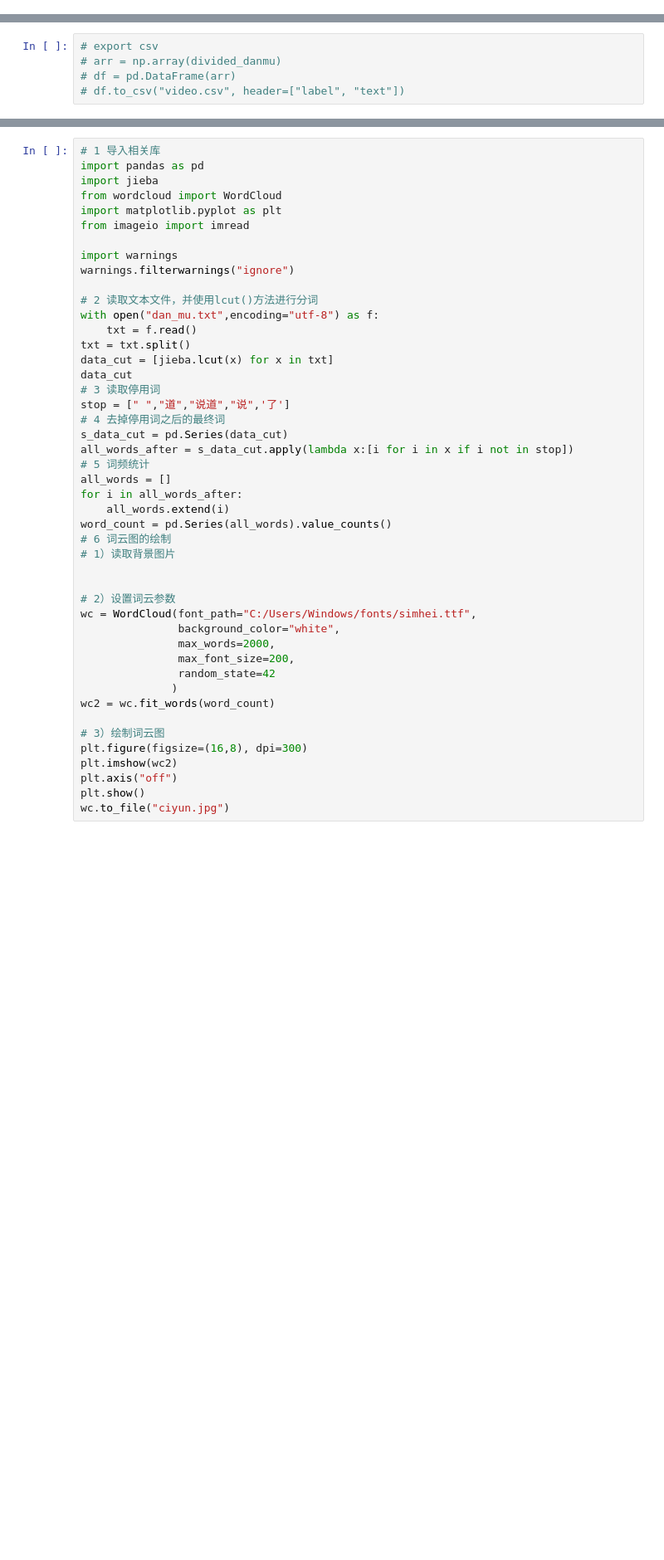
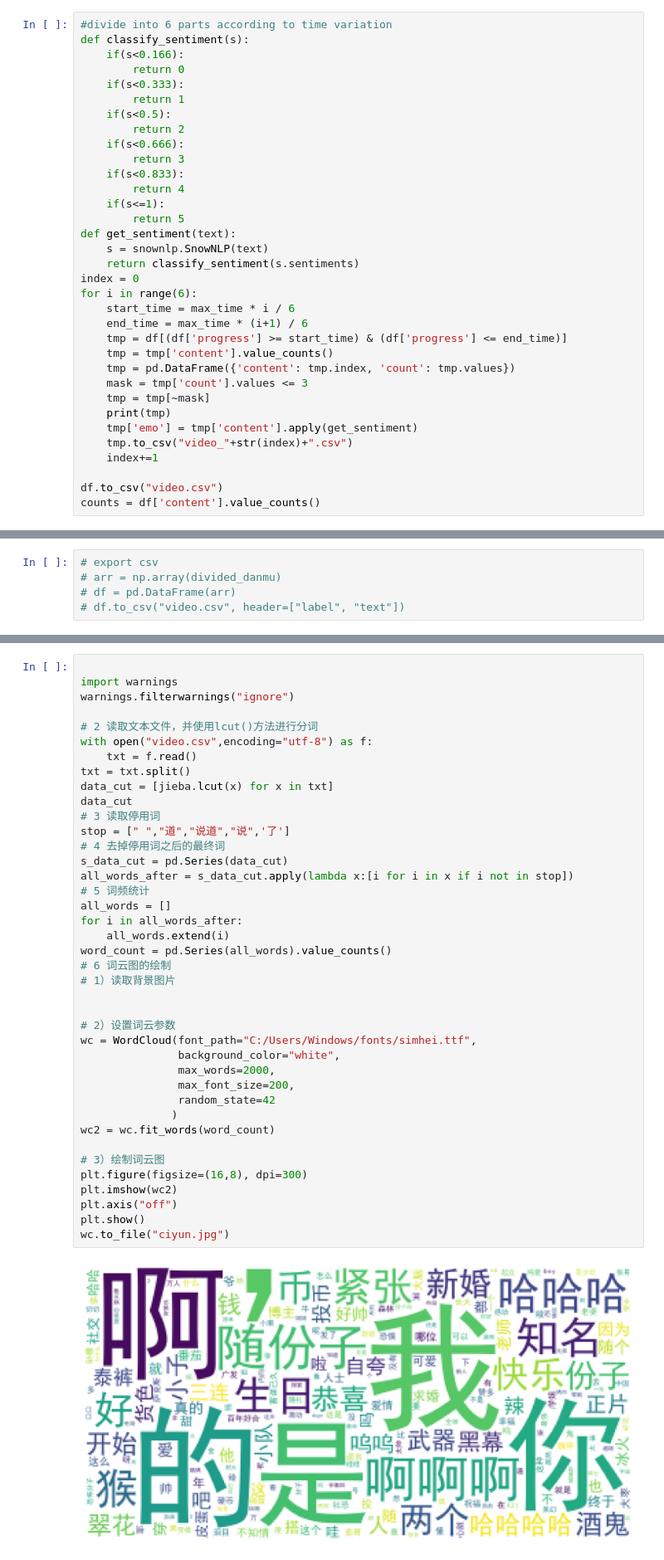
Before and after one commit to minecrafd/arts1422, a Jupyter notebook: sample_danmu.ipynb, the cells around one changed output, grey strips where cells are left out. Shown at 83% size. Cells and saved outputs as stored; diff of their text form; blank space fills up the shorter version.

```diff
--- a/sample_danmu.ipynb
+++ b/sample_danmu.ipynb
@@ -87,0 +95,34 @@ df.to_csv("video.csv")
+# %%
+#divide into 6 parts according to time variation
+def classify_sentiment(s):
+    if(s<0.166):
+        return 0
+    if(s<0.333):
+        return 1
+    if(s<0.5):
+        return 2
+    if(s<0.666):
+        return 3
+    if(s<0.833):
+        return 4
+    if(s<=1):
+        return 5
+def get_sentiment(text):
+    s = snownlp.SnowNLP(text)
+    return classify_sentiment(s.sentiments)
+index = 0
+for i in range(6):
+    start_time = max_time * i / 6
+    end_time = max_time * (i+1) / 6
+    tmp = df[(df['progress'] >= start_time) & (df['progress'] <= end_time)]
+    tmp = tmp['content'].value_counts()
+    tmp = pd.DataFrame({'content': tmp.index, 'count': tmp.values})
+    mask = tmp['count'].values <= 3
+    tmp = tmp[~mask]
+    print(tmp)
+    tmp['emo'] = tmp['content'].apply(get_sentiment)
+    tmp.to_csv("video_"+str(index)+".csv")
+    index+=1
+
+df.to_csv("video.csv")
+counts = df['content'].value_counts()
@@ -167,46 +257,42 @@ save_to_file(data)
 # %%
-# 1 导入相关库
-import pandas as pd
-import jieba
-from wordcloud import WordCloud
-import matplotlib.pyplot as plt
-from imageio import imread
 
 import warnings
 warnings.filterwarnings("ignore")
 
 # 2 读取文本文件，并使用lcut()方法进行分词
-with open("dan_mu.txt",encoding="utf-8") as f:
+with open("video.csv",encoding="utf-8") as f:
     txt = f.read()
 txt = txt.split()
 data_cut = [jieba.lcut(x) for x in txt]
 data_cut
 # 3 读取停用词
 stop = [" ","道","说道","说",'了']
 # 4 去掉停用词之后的最终词
 s_data_cut = pd.Series(data_cut)
 all_words_after = s_data_cut.apply(lambda x:[i for i in x if i not in stop])
 # 5 词频统计
 all_words = []
 for i in all_words_after:
     all_words.extend(i)
 word_count = pd.Series(all_words).value_counts()
 # 6 词云图的绘制
 # 1）读取背景图片
 
 
 # 2）设置词云参数
 wc = WordCloud(font_path="C:/Users/Windows/fonts/simhei.ttf",
                background_color="white",
                max_words=2000,
                max_font_size=200,
                random_state=42
               )
 wc2 = wc.fit_words(word_count)
 
 # 3）绘制词云图
 plt.figure(figsize=(16,8), dpi=300)
 plt.imshow(wc2)
 plt.axis("off")
 plt.show()
 wc.to_file("ciyun.jpg")
+# %% [output]
+[figure, added]
```
Also changed, not shown: parts of 12 cells of this notebook, 54 other files.
